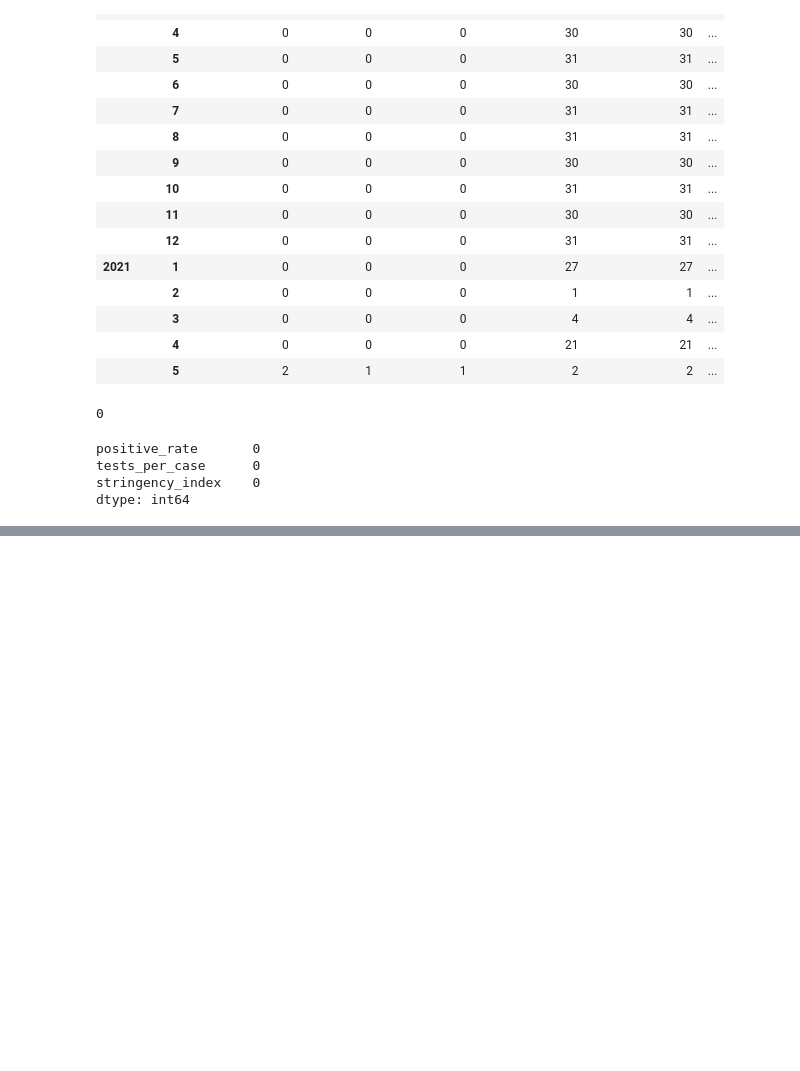
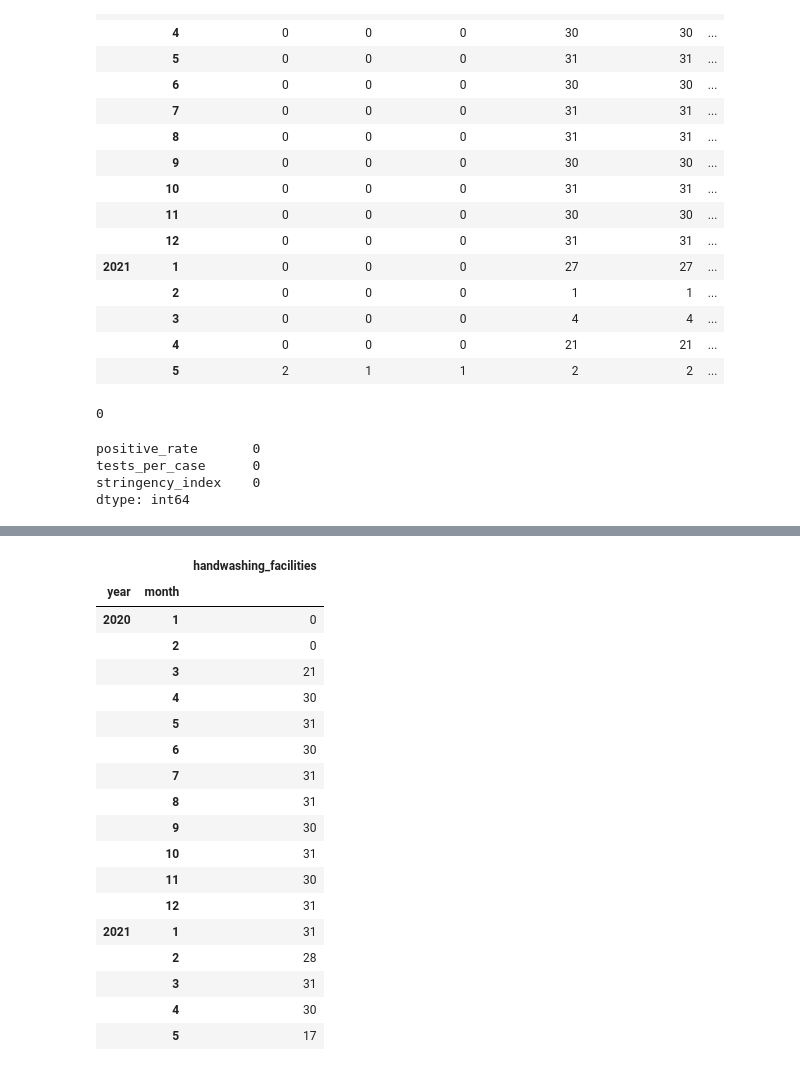
Before and after one commit to ashen007/SL_COVID_analysis, a Jupyter notebook: notebooks/case_data_analysis.ipynb, the cells around one changed output, grey strips where cells are left out. Cells and saved outputs as stored; diff of their text form; code cells hidden in the pictures; blank space fills up the shorter version.

```diff
--- a/notebooks/case_data_analysis.ipynb
+++ b/notebooks/case_data_analysis.ipynb
@@ -643,0 +708,25 @@ dtype: int64
+# %%
+na_mask = sl_full.loc[:, :'human_development_index'].isna()
+na_mask = pd.concat([na_mask, sl_full[['month', 'year']]], axis=1)
+na_mask.groupby(by=['year', 'month'])[sl_full.columns[sl_full.isna().sum() > 0]].sum().style.background_gradient(
+    cmap='YlOrRd')
+# %% [output]
+|  |  | handwashing_facilities |
+| year | month |  |
+| 2020 | 1 | 0 |
+|  | 2 | 0 |
+|  | 3 | 21 |
+|  | 4 | 30 |
+|  | 5 | 31 |
+|  | 6 | 30 |
+|  | 7 | 31 |
+|  | 8 | 31 |
+|  | 9 | 30 |
+|  | 10 | 31 |
+|  | 11 | 30 |
+|  | 12 | 31 |
+| 2021 | 1 | 31 |
+|  | 2 | 28 |
+|  | 3 | 31 |
+|  | 4 | 30 |
+|  | 5 | 17 |
```
Also changed, not shown: parts of 11 cells of this notebook.
